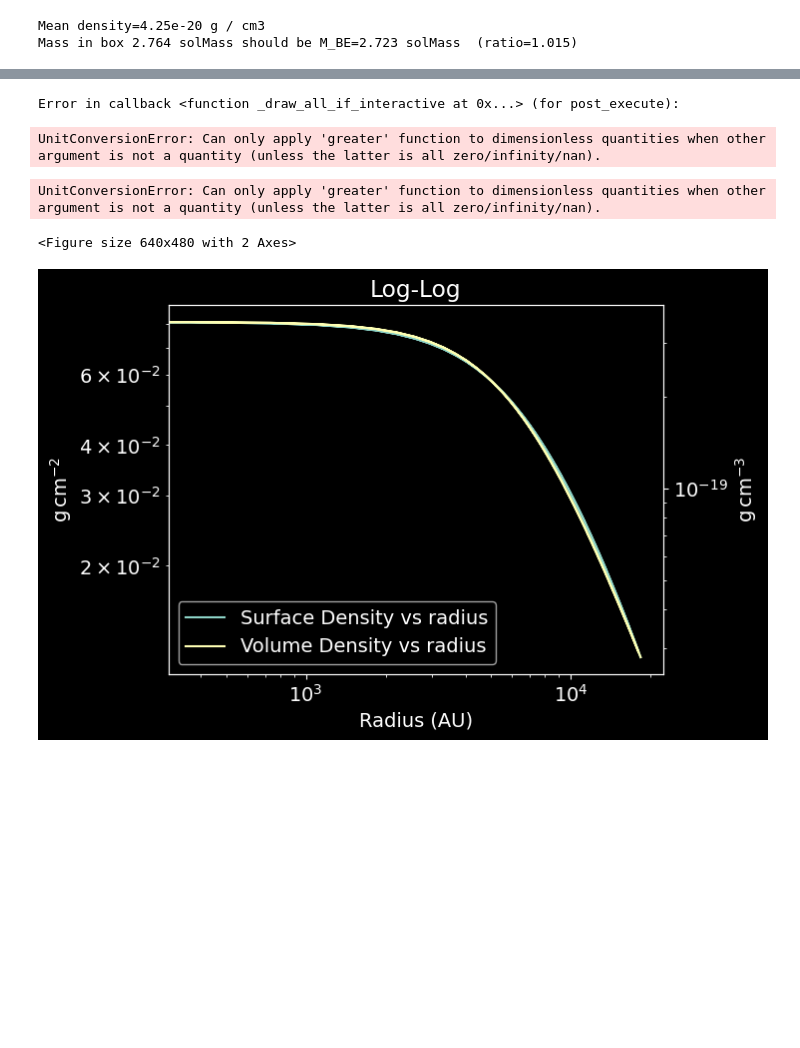
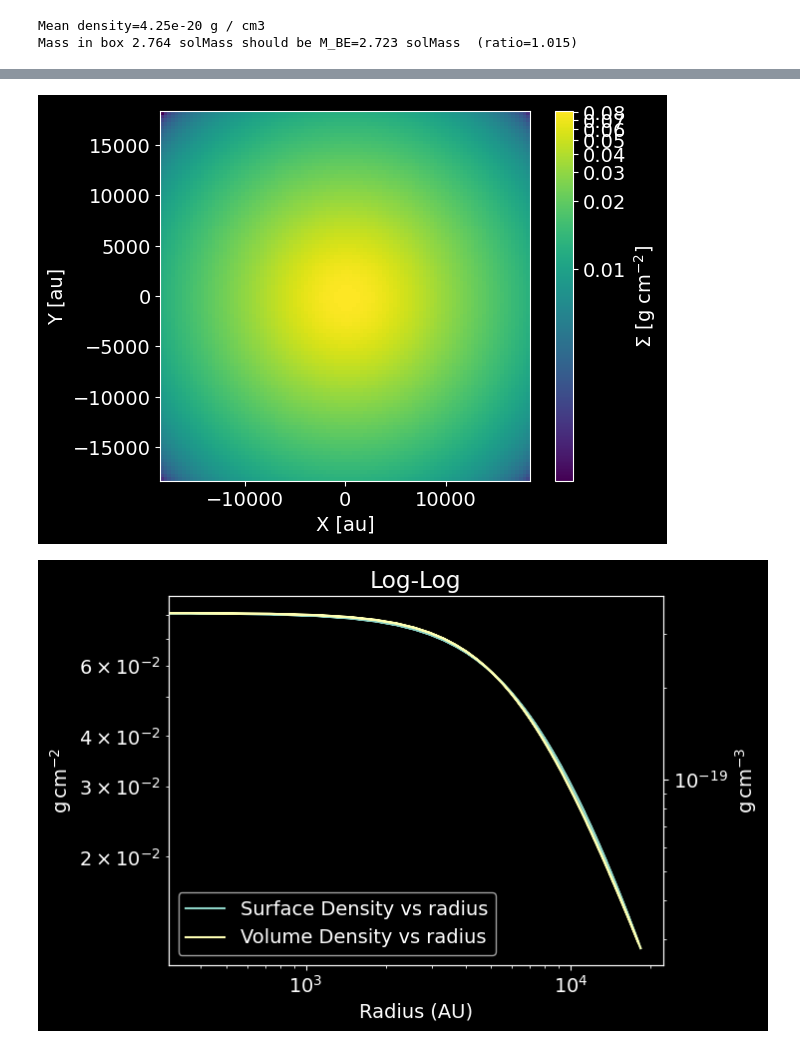
Before and after one commit to keflavich/StarFormationClass, a Jupyter notebook: lectures/Lecture 6 - Observable Properties of Cores & Filaments.ipynb, the cells around one changed output, grey strips where cells are left out. Saved outputs shown, nothing was run; the diff lists cells and outputs as text; code cells hidden in the pictures; blank space fills up the shorter version.

```diff
--- a/lectures/Lecture 6 - Observable Properties of Cores & Filaments.ipynb
+++ b/lectures/Lecture 6 - Observable Properties of Cores & Filaments.ipynb
@@ -197,17 +194,14 @@ UnitConversionError: Can only apply 'greater' function to dimensionless quantiti
 # %%
 # same plot log-scaled
 with quantity_support():
-    pl.imshow(column, extent=[-rmax.value,rmax.value,-rmax.value,rmax.value],
-              norm=simple_norm(column, stretch='log'))
+    pl.imshow(column.value, extent=[-rmax.value,rmax.value,-rmax.value,rmax.value],
+              norm=simple_norm(column.value, stretch='log'))
     cb = pl.colorbar()
     cb.set_label("$\\Sigma$ [g cm$^{-2}$]")
     pl.xlabel("X [au]")
     pl.ylabel("Y [au]")
 # %% [output]
-Error in callback <function _draw_all_if_interactive at 0x...> (for post_execute):
-UnitConversionError: Can only apply 'greater' function to dimensionless quantities when other argument is not a quantity (unless the latter is all zero/infinity/nan).
-UnitConversionError: Can only apply 'greater' function to dimensionless quantities when other argument is not a quantity (unless the latter is all zero/infinity/nan).
-<Figure size 640x480 with 2 Axes>
+[figure, added]
 # %%
 with quantity_support():
     colors = pl.rcParams["axes.prop_cycle"].by_key()["color"]
```
Also changed, not shown: parts of 1 cell of this notebook, 27 other files.
